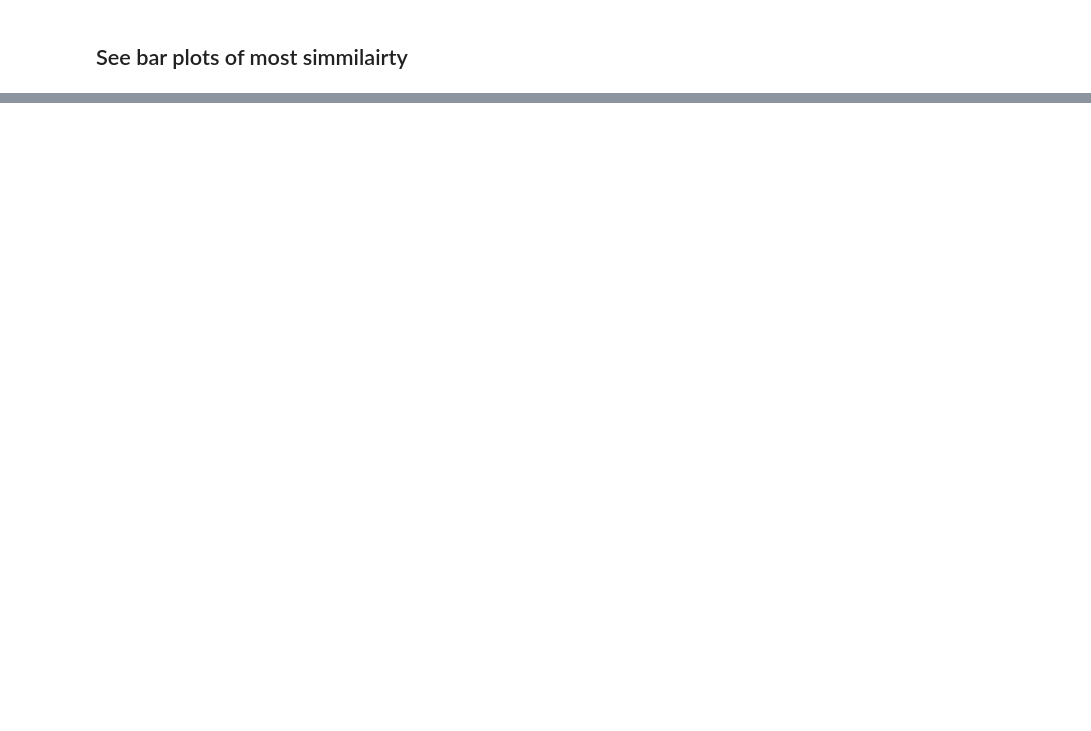
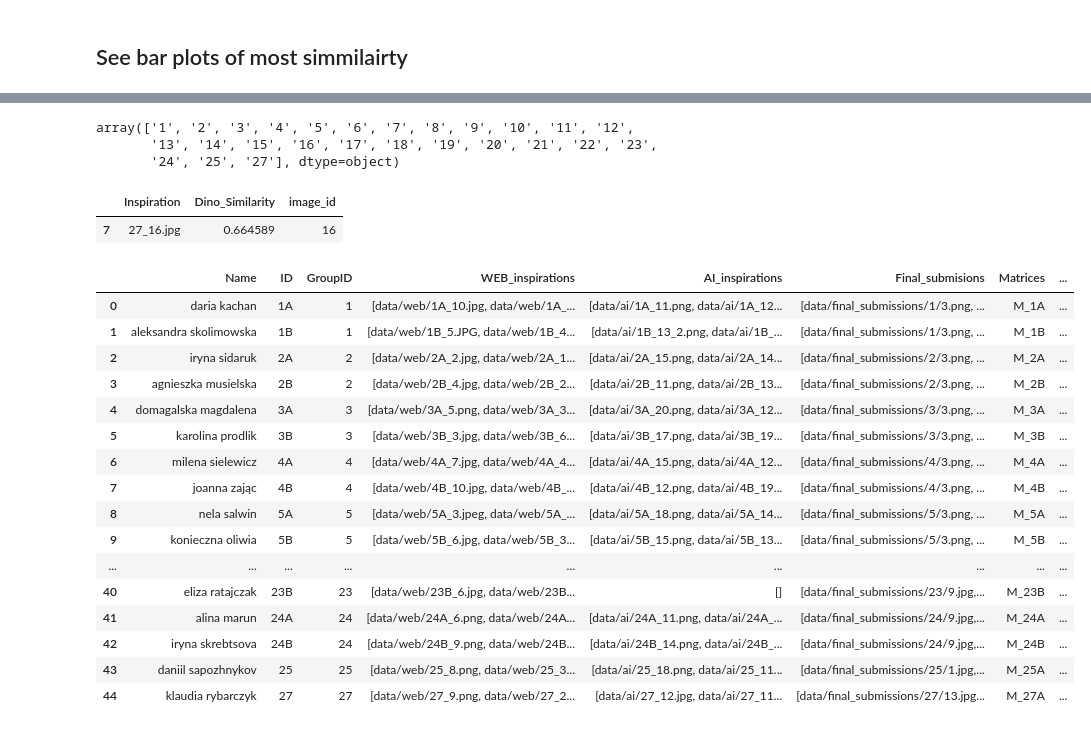
Before and after one commit to adamtms/AI-nspired, a Jupyter notebook: different_simmilarity_metrics.ipynb, the cells around one changed output, grey strips where cells are left out. Cells and saved outputs as stored; diff of their text form; code cells hidden in the pictures; blank space fills up the shorter version.

```diff
--- a/different_simmilarity_metrics.ipynb
+++ b/different_simmilarity_metrics.ipynb
@@ -277,0 +362,17 @@ show_simmilarity(10, csv_files)
+# %%
+merged_participants = pd.merge(participants, summary_survey, on="Name",how="inner")
+
+pick_column_match_text = lambda text: [c for c in merged_participants.columns if text.lower() in c.lower()][0]
+
+merged_participants = merged_participants.drop(columns = [
+    "Sygnatura czasowa",
+    "2. Nr grupy dziekańskiej",
+    "Comment","10. Miejsce na dodatkowe komentarze/ uwagi:",
+    pick_column_match_text("EFEKTU ZASKOCZENIA"),
+    pick_column_match_text("INNOWACYJNOŚCI ROZWIĄZAŃ"),
+    pick_column_match_text("JAKOŚCI WIZUALNEJ"),
+    pick_column_match_text("NASTROJU SCENY"),
+    pick_column_match_text("ZESTAWIEŃ MATERIAŁOWYCH"),])
+
+merged_participants.columns = ["Name",	"ID",	"GroupID",	"WEB_inspirations",	"AI_inspirations",	"Final_submisions",	"Matrices", "Assumed Top Color", "Assumed Top Overall"]
+merged_participants.head()
@@ -277,0 +386,47 @@ show_simmilarity(10, csv_files)
+# %%
+merged_participants["GroupID"].unique();
+# %% [output]
+array(['1', '2', '3', '4', '5', '6', '7', '8', '9', '10', '11', '12',
+       '13', '14', '15', '16', '17', '18', '19', '20', '21', '22', '23',
+       '24', '25', '27'], dtype=object)
+# %%
+merge_all["ID"] = merge_all["Inspiration"].apply(lambda x: (x.split("_")[0]))
+# %%
+def get_top_inspiration(participant_id,similarity_type,n=1):
+    participant_images = merge_all[merge_all["ID"] == participant_id]
+    mean_inspiration = participant_images.groupby("Inspiration")[similarity_type].median().reset_index()
+    #print(mean_inspiration)
+    insp = mean_inspiration.sort_values(by=similarity_type, ascending=False).head(n)
+    insp["image_id"] = insp["Inspiration"].apply(lambda x: x.split("_")[1].split(".")[0])
+    return insp
+# %%
+get_top_inspiration("27", "Dino_Similarity")
+# %% [output]
+|  | Inspiration | Dino_Similarity | image_id |
+| 7 | 27_16.jpg | 0.664589 | 16 |
+# %%
+merged_participants["Calculated Top Color"] = merged_participants["ID"].apply(lambda x: get_top_inspiration(x, "Color_Similarity")["image_id"].values[0] if len(get_top_inspiration(x, "Color_Similarity"))>0 else None)
+merged_participants["Calculated Top Overall"] = merged_participants["ID"].apply(lambda x: get_top_inspiration(x, "Dino_Similarity")["image_id"].values[0] if len(get_top_inspiration(x, "Dino_Similarity"))>0 else None)
+
+merged_participants["Assumed Top Color Rank"] = merged_participants.apply(lambda row: get_top_inspiration(row["ID"],"Color_Similarity",n=10000)["image_id"].values.tolist().index(str(row["Assumed Top Color"]))+1 if str(row["Assumed Top Color"]) in get_top_inspiration(row["ID"],"Color_Similarity",n=10000)["image_id"].values.tolist() else None , axis=1) #loooooooooooooooooooooooooooooooooooooooooooooooooooooooooong line :)
+merged_participants["Assumed Top Overall Rank"] = merged_participants.apply(lambda row: get_top_inspiration(row["ID"],"Dino_Similarity",n=10000)["image_id"].values.tolist().index(str(row["Assumed Top Overall"]))+1 if str(row["Assumed Top Overall"]) in get_top_inspiration(row["ID"],"Dino_Similarity",n=10000)["image_id"].values.tolist() else None , axis=1)
+# %%
+merged_participants
+# %% [output]
+|  | Name | ID | GroupID | WEB_inspirations | AI_inspirations | Final_submisions | Matrices | ... |
+| 0 | daria kachan | 1A | 1 | [data/web/1A_10.jpg, data/web/1A_... | [data/ai/1A_11.png, data/ai/1A_12... | [data/final_submissions/1/3.png, ... | M_1A | ... |
+| 1 | aleksandra skolimowska | 1B | 1 | [data/web/1B_5.JPG, data/web/1B_4... | [data/ai/1B_13_2.png, data/ai/1B_... | [data/final_submissions/1/3.png, ... | M_1B | ... |
+| 2 | iryna sidaruk | 2A | 2 | [data/web/2A_2.jpg, data/web/2A_1... | [data/ai/2A_15.png, data/ai/2A_14... | [data/final_submissions/2/3.png, ... | M_2A | ... |
+| 3 | agnieszka musielska | 2B | 2 | [data/web/2B_4.jpg, data/web/2B_2... | [data/ai/2B_11.png, data/ai/2B_13... | [data/final_submissions/2/3.png, ... | M_2B | ... |
+| 4 | domagalska magdalena | 3A | 3 | [data/web/3A_5.png, data/web/3A_3... | [data/ai/3A_20.png, data/ai/3A_12... | [data/final_submissions/3/3.png, ... | M_3A | ... |
+| 5 | karolina prodlik | 3B | 3 | [data/web/3B_3.jpg, data/web/3B_6... | [data/ai/3B_17.png, data/ai/3B_19... | [data/final_submissions/3/3.png, ... | M_3B | ... |
+| 6 | milena sielewicz | 4A | 4 | [data/web/4A_7.jpg, data/web/4A_4... | [data/ai/4A_15.png, data/ai/4A_12... | [data/final_submissions/4/3.png, ... | M_4A | ... |
+| 7 | joanna zając | 4B | 4 | [data/web/4B_10.jpg, data/web/4B_... | [data/ai/4B_12.png, data/ai/4B_19... | [data/final_submissions/4/3.png, ... | M_4B | ... |
+| 8 | nela salwin | 5A | 5 | [data/web/5A_3.jpeg, data/web/5A_... | [data/ai/5A_18.png, data/ai/5A_14... | [data/final_submissions/5/3.png, ... | M_5A | ... |
+| 9 | konieczna oliwia | 5B | 5 | [data/web/5B_6.jpg, data/web/5B_3... | [data/ai/5B_15.png, data/ai/5B_13... | [data/final_submissions/5/3.png, ... | M_5B | ... |
+| ... | ... | ... | ... | ... | ... | ... | ... | ... |
+| 40 | eliza ratajczak | 23B | 23 | [data/web/23B_6.jpg, data/web/23B... | [] | [data/final_submissions/23/9.jpg,... | M_23B | ... |
+| 41 | alina marun | 24A | 24 | [data/web/24A_6.png, data/web/24A... | [data/ai/24A_11.png, data/ai/24A_... | [data/final_submissions/24/9.jpg,... | M_24A | ... |
+| 42 | iryna skrebtsova | 24B | 24 | [data/web/24B_9.png, data/web/24B... | [data/ai/24B_14.png, data/ai/24B_... | [data/final_submissions/24/9.jpg,... | M_24B | ... |
+| 43 | daniil sapozhnykov | 25 | 25 | [data/web/25_8.png, data/web/25_3... | [data/ai/25_18.png, data/ai/25_11... | [data/final_submissions/25/1.jpg,... | M_25A | ... |
+| 44 | klaudia rybarczyk | 27 | 27 | [data/web/27_9.png, data/web/27_2... | [data/ai/27_12.jpg, data/ai/27_11... | [data/final_submissions/27/13.jpg... | M_27A | ... |
```
Also changed, not shown: parts of 13 cells of this notebook.
